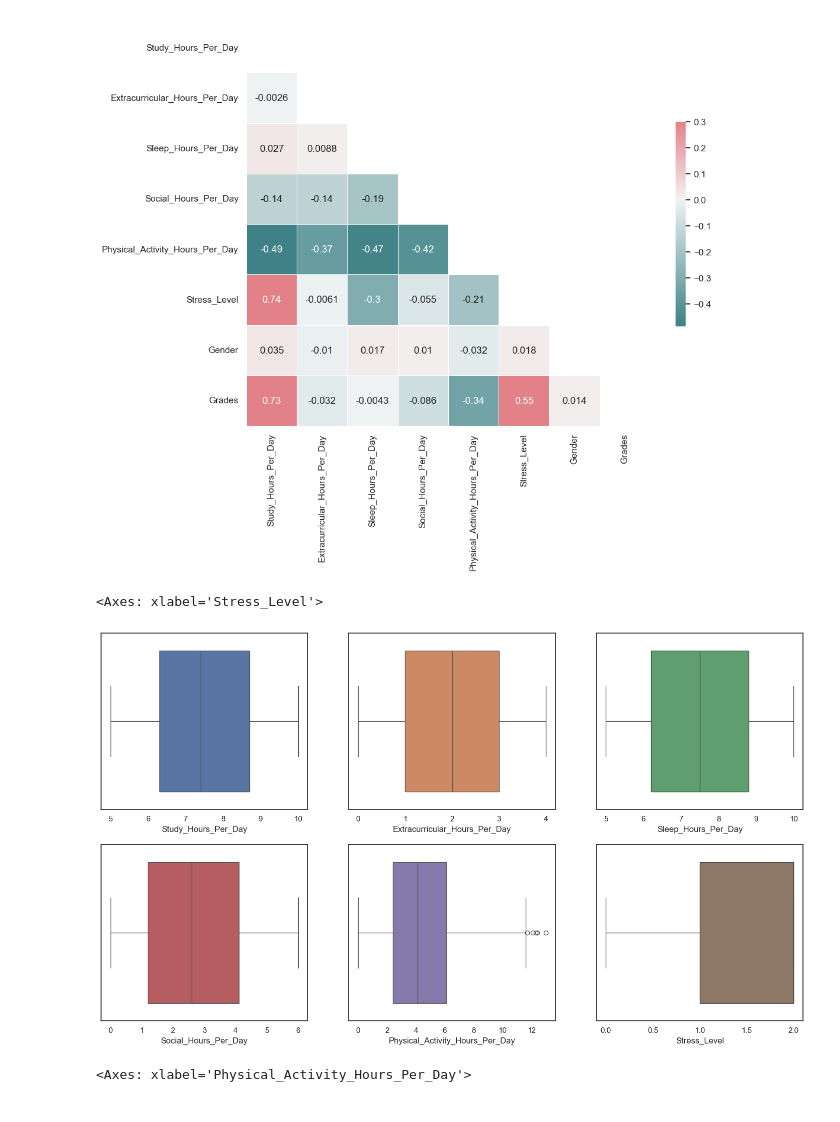
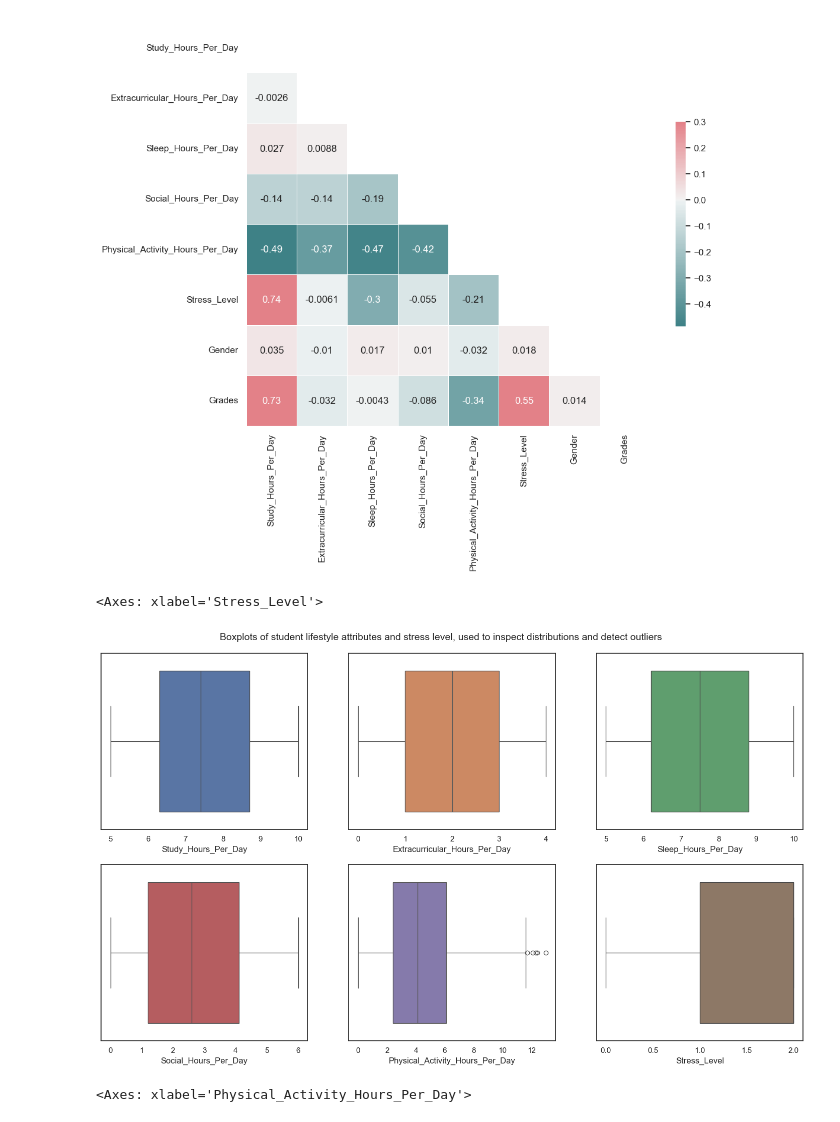
Before and after one commit to denisababeii/ml-project, a Jupyter notebook: syeda.ipynb, the cells around one changed output. Drawn from its saved outputs; the diff is of its cells as text; code cells hidden in the pictures.

```diff
--- a/syeda.ipynb
+++ b/syeda.ipynb
@@ -77,18 +103,24 @@ sns.heatmap(corr, mask=mask, cmap=cmap, vmax=.3, center=0,
 # %%
 #box plots to find outliers
 
 palette = sns.color_palette('deep', 7)
 fig, axes = plt.subplots(2, 3, figsize=(18, 10))
+fig.suptitle(
+    "Boxplots of student lifestyle attributes and stress level, used to inspect distributions and detect outliers",
+    fontsize=14,
+    y=0.92
+
+)
 
 sns.boxplot(ax=axes[0, 0], data=df2, x='Study_Hours_Per_Day',color=palette[0])
 sns.boxplot(ax=axes[0, 1], data=df2, x='Extracurricular_Hours_Per_Day', color=palette[1])
 sns.boxplot(ax=axes[0, 2], data=df2, x='Sleep_Hours_Per_Day', color=palette[2])
 sns.boxplot(ax=axes[1, 0], data=df2, x='Social_Hours_Per_Day', color=palette[3])
 sns.boxplot(ax=axes[1, 1], data=df2, x='Physical_Activity_Hours_Per_Day', color=palette[4])
 sns.boxplot(ax=axes[1, 2], data=df2, x='Stress_Level', color=palette[5])
 # %% [output]
 <Axes: xlabel='Stress_Level'>
-[figure, old version]
+[figure, new version]
 # %%
 sns.boxplot(data=df2, x='Physical_Activity_Hours_Per_Day', color=palette[4])
 # %% [output]
```
Also changed, not shown: parts of 6 cells of this notebook.
